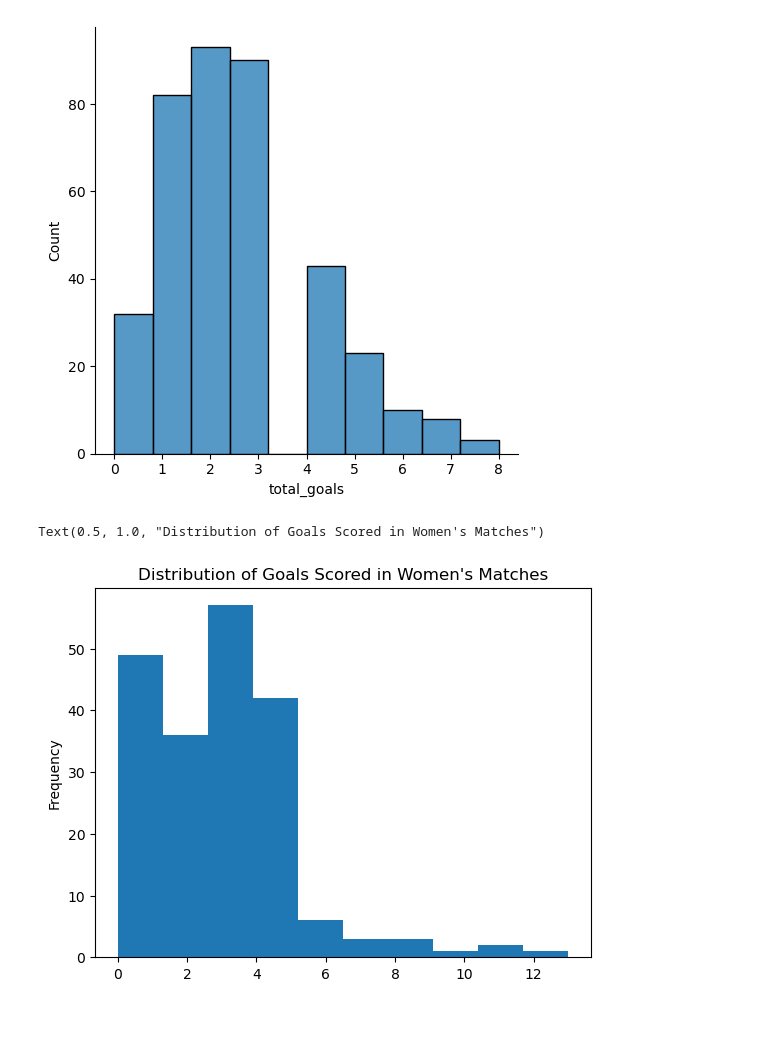
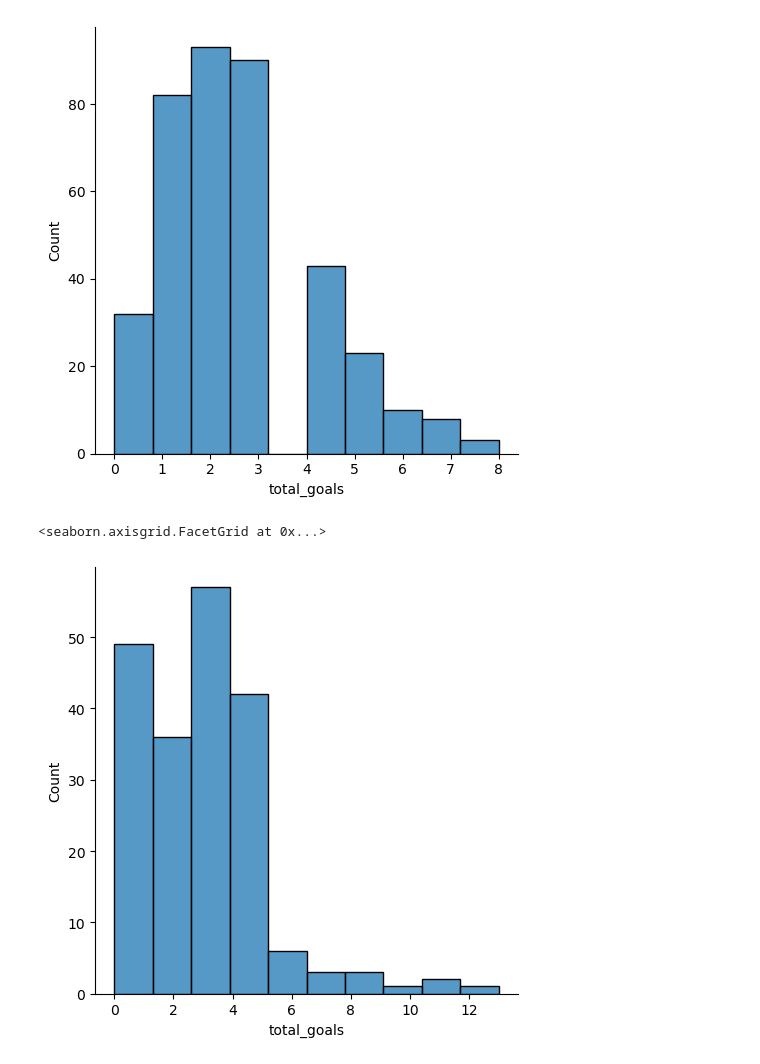
Before and after one commit to JeremyTallant/soccer_matches, a Jupyter notebook: soccer_analysis.ipynb, the cells around one changed output. Saved outputs shown, nothing was run; the diff lists cells and outputs as text; code cells hidden in the pictures; blank space fills up the shorter version.

Commit message:
changed the women_df to seaborn histogram

```diff
--- a/soccer_analysis.ipynb
+++ b/soccer_analysis.ipynb
@@ -246,10 +246,9 @@ sns.displot(men_df['total_goals'], bins=10)
 # %%
 # Calculate the total number of goals score in each match in men_df
 women_df['total_goals'] = women_df['home_score'] + women_df['away_score']
 
-# Plot histogram for men_df
-women_df['total_goals'].plot.hist()
-plt.title("Distribution of Goals Scored in Women's Matches")
+# Plot histogram for women_df
+sns.displot(women_df['total_goals'], bins=10)
 # %% [output]
-Text(0.5, 1.0, "Distribution of Goals Scored in Women's Matches")
+<seaborn.axisgrid.FacetGrid at 0x...>
-[figure, old version]
+[figure, new version]
```
